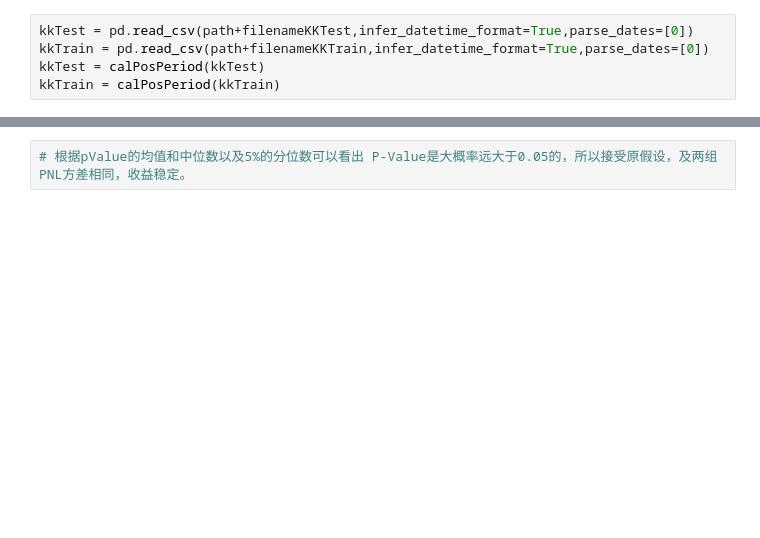
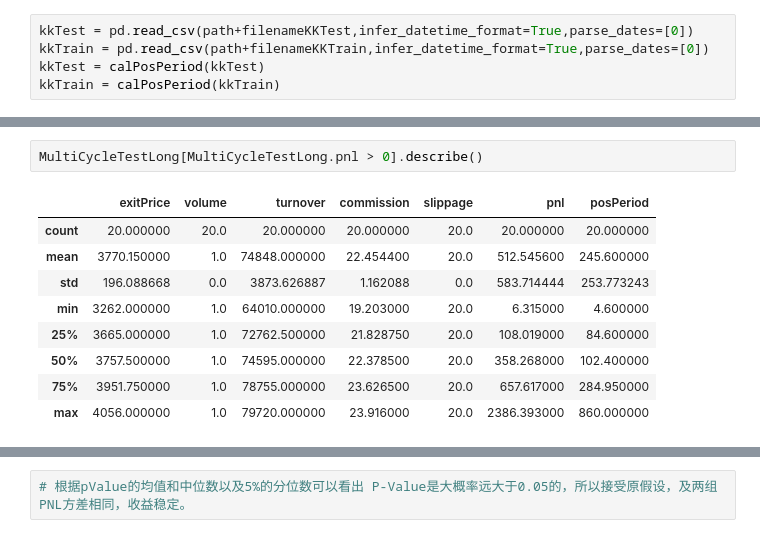
Before and after one commit to kamiseko/for-vnpy, a Jupyter notebook: CTA_Strategy_Output_Ananlysis.ipynb, the cells around one changed output, grey strips where cells are left out. Saved outputs shown, nothing was run; the diff lists cells and outputs as text; blank space fills up the shorter version.

```diff
--- a/CTA_Strategy_Output_Ananlysis.ipynb
+++ b/CTA_Strategy_Output_Ananlysis.ipynb
@@ -108,0 +129,12 @@ kkTrain .describe()
+# %%
+MultiCycleTestLong[MultiCycleTestLong.pnl > 0].describe()
+# %% [output]
+|  | exitPrice | volume | turnover | commission | slippage | pnl | posPeriod |
+| count | 20.000000 | 20.0 | 20.000000 | 20.000000 | 20.0 | 20.000000 | 20.000000 |
+| mean | 3770.150000 | 1.0 | 74848.000000 | 22.454400 | 20.0 | 512.545600 | 245.600000 |
+| std | 196.088668 | 0.0 | 3873.626887 | 1.162088 | 0.0 | 583.714444 | 253.773243 |
+| min | 3262.000000 | 1.0 | 64010.000000 | 19.203000 | 20.0 | 6.315000 | 4.600000 |
+| 25% | 3665.000000 | 1.0 | 72762.500000 | 21.828750 | 20.0 | 108.019000 | 84.600000 |
+| 50% | 3757.500000 | 1.0 | 74595.000000 | 22.378500 | 20.0 | 358.268000 | 102.400000 |
+| 75% | 3951.750000 | 1.0 | 78755.000000 | 23.626500 | 20.0 | 657.617000 | 284.950000 |
+| max | 4056.000000 | 1.0 | 79720.000000 | 23.916000 | 20.0 | 2386.393000 | 860.000000 |
```
Also changed, not shown: parts of 27 cells of this notebook.
